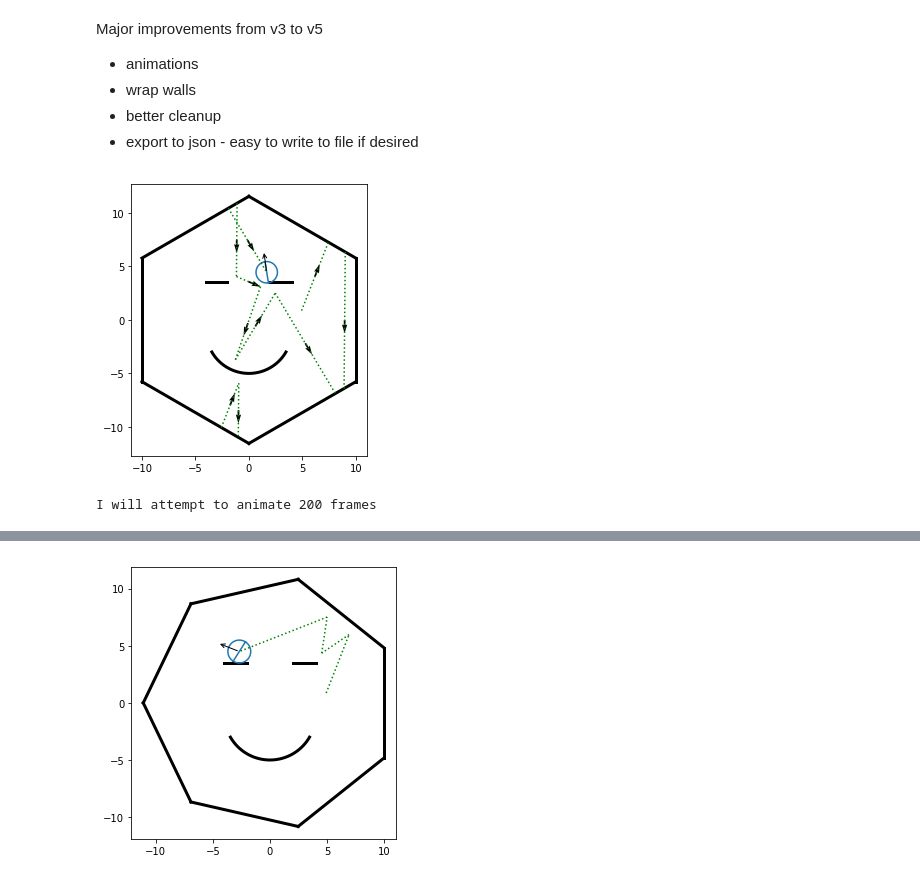
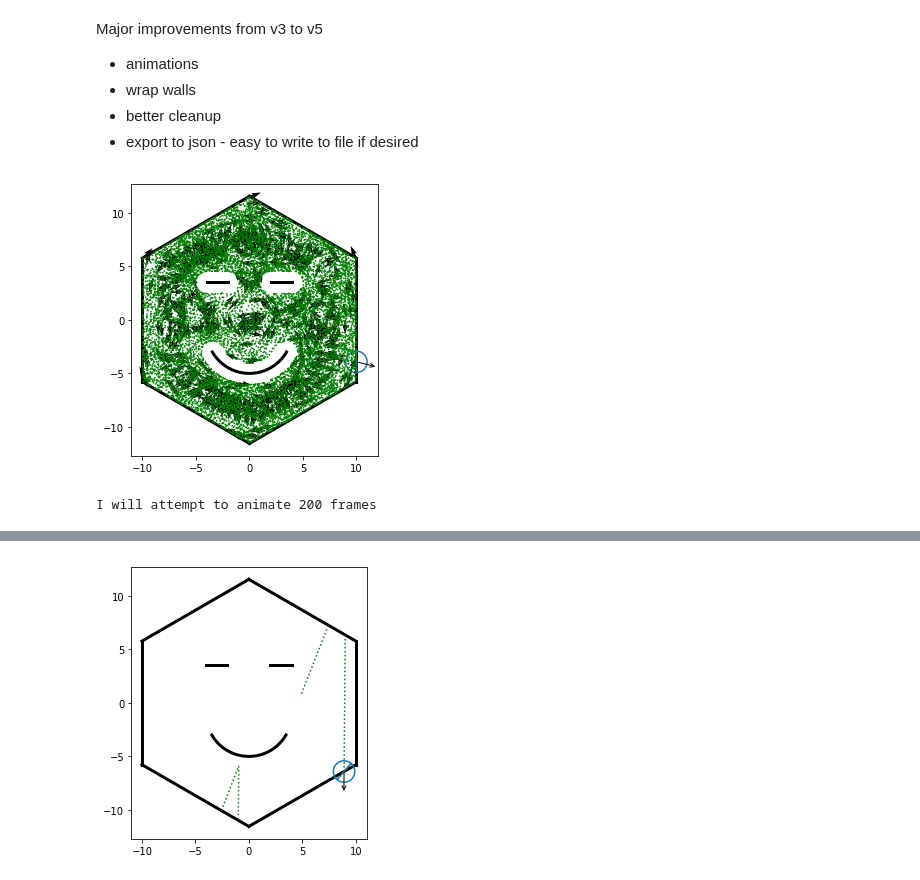
Before and after one commit to drscook/REU_temp, a Jupyter notebook: main_v5.ipynb, the cells around one changed output, grey strips where cells are left out. Cells and saved outputs as stored; diff of their text form; code cells hidden in the pictures.

```diff
--- a/main_v5.ipynb
+++ b/main_v5.ipynb
@@ -846,7 +847,7 @@ def animate(part, movie_time=10, frame_rate=60, show_trails=True, save=False, em
 
 np.random.seed(5)  # produces the same thing every thing - easier for debugging
 
-steps = 10
+steps = 1000
 dim = 2
 
 part = Particle(radius=1.0, save=True)
@@ -885,45 +886,45 @@ new_wall = FlatWall(base=[-3.0,3.5], axes=[0,1], radius=1, two_sided=True)
 Walls.append(new_wall)
 new_wall.cap_endpoints(Walls)
 
 new_wall = FlatWall(base=[3.0,3.51], axes=[0,1], radius=1, two_sided=True)
 Walls.append(new_wall)
 new_wall.cap_endpoints(Walls)
 
 
 
 # initialize part positions, velocities, etc
 part, Walls = initialize(part, Walls)
 
 # Run it!!  Returns json record of run
 json_record = run(part, Walls)
 
 
 # To demostrate that we have recorded enough data in the json_record to fully
 # recreate the experiment, we delete part and re-construct it from the json_record only.
 del part
 part = json.loads(json_record)
 for key, val in part.items():
     if isinstance(val, list):
         part[key] = np.array(val)  # Turns lists to arrays for convenience
 
-# Drae history
+# Draw history
 ax = draw(part, stop_step=1000)
 plt.show()
 
 # Create animation
 part, anim = animate(part, movie_time=10, frame_rate=20, show_trails=True, save=True)
 # %% [output]
-[figure, old version]
+[figure, new version]
 I will attempt to animate 200 frames
 [interactive output not drawn]
 # %%
 #@title Interactive {run: "auto"}
-plot_steps=4 #@param {type:"slider", min:0, max:50, step:1}
+plot_steps=6 #@param {type:"slider", min:0, max:50, step:1}
 
 ax = draw(part, stop_step=plot_steps+1, arrows=False)
 plt.show()
 # %% [output]
-[figure, old version]
+[figure, new version]
 # %%
 ## Specular Law
 
```
Also changed, not shown: parts of 4 cells of this notebook.
